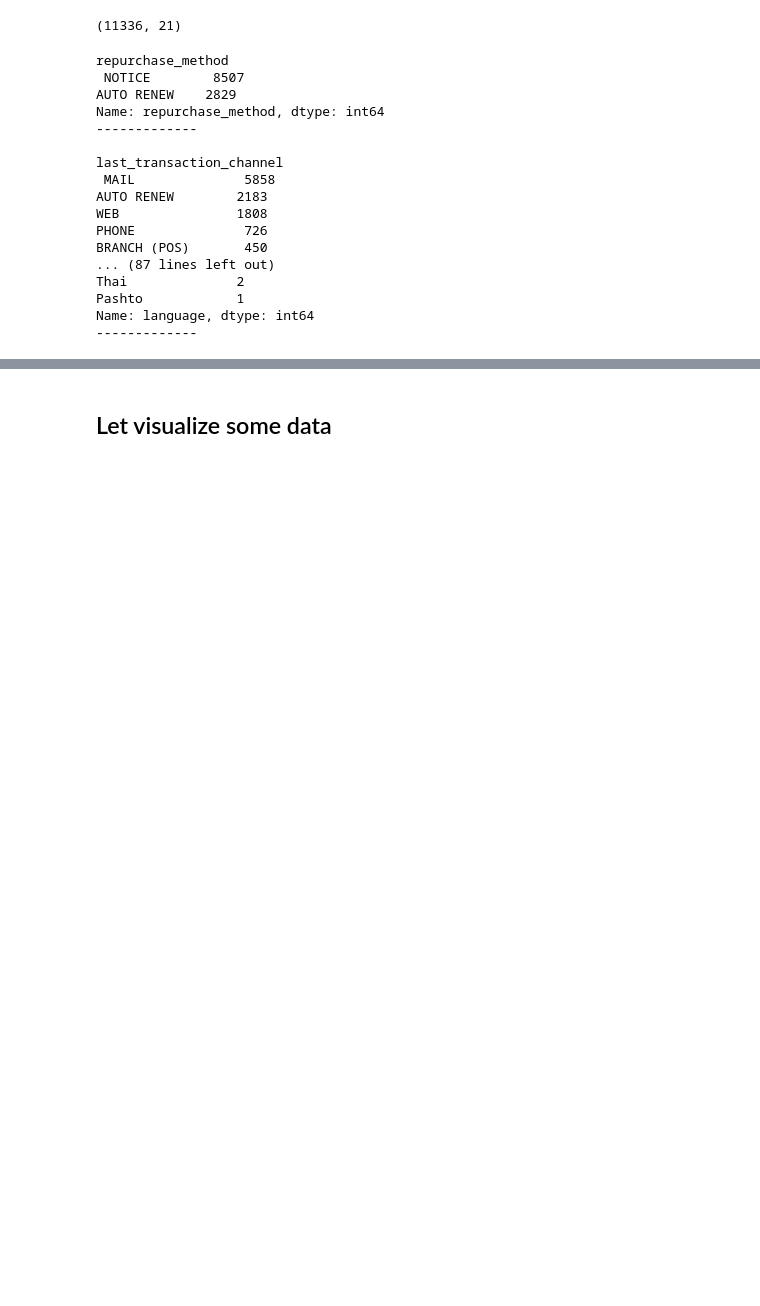
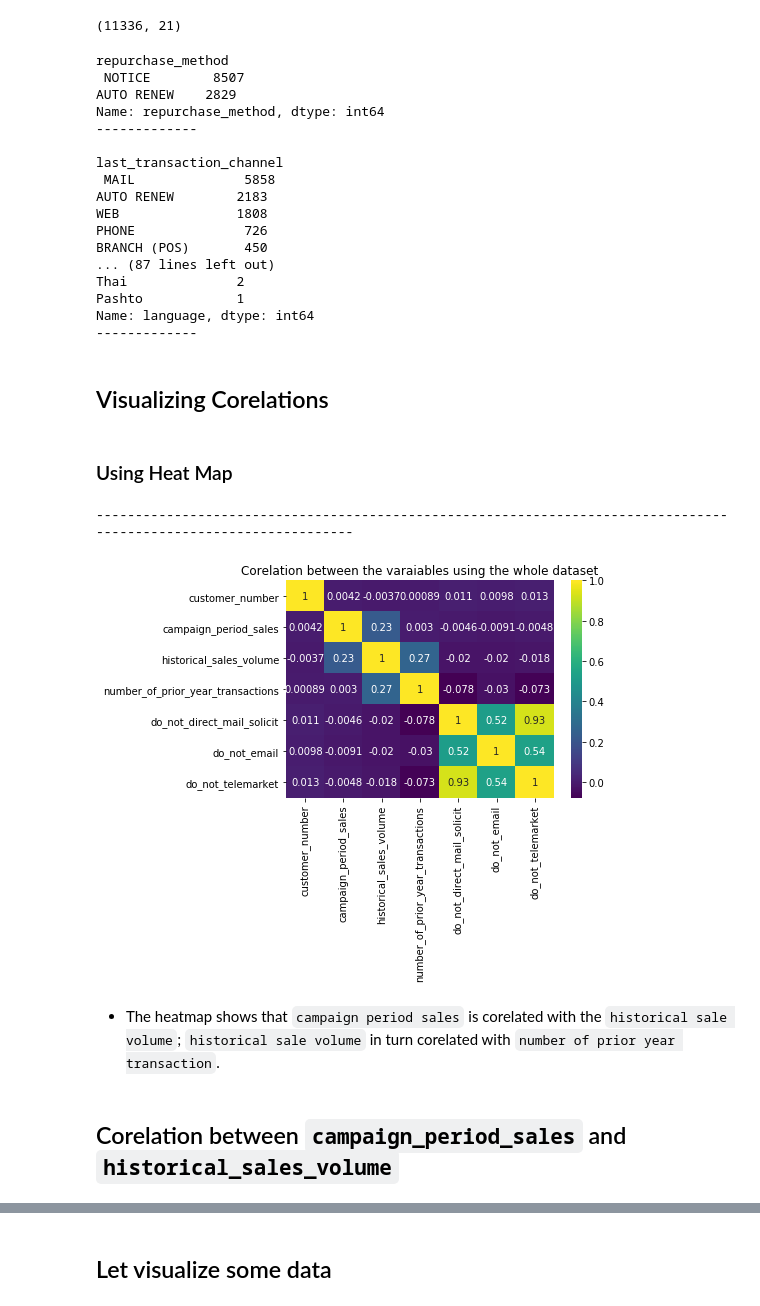
Before and after one commit to kogilo/tele_marketing_campaign_analysis, a Jupyter notebook: tele_marketing_campaign.ipynb, the cells around one changed output, grey strips where cells are left out. Cells and saved outputs as stored; diff of their text form; code cells hidden in the pictures; blank space fills up the shorter version.

```diff
--- a/tele_marketing_campaign.ipynb
+++ b/tele_marketing_campaign.ipynb
@@ -339,3 +353,21 @@ Thai              2
 Pashto            1
 Name: language, dtype: int64
 -------------
+# %% [markdown]
+## Visualizing Corelations
+# %% [markdown]
+### Using Heat Map
+# %%
+# Corelation between the varaiables using the whole dataset
+
+sns.heatmap(df.corr(), annot=True, cmap='viridis')
+plt.title("Corelation between the varaiables using the whole dataset")
+print("--"*len('Corelation between the varaiables using the whole dataset'))
+plt.show()
+# %% [output]
+------------------------------------------------------------------------------------------------------------------
+[figure, added]
+# %% [markdown]
+* The heatmap shows that `campaign period sales` is corelated with the `historical sale volume`; `historical sale volume` in turn corelated with `number of prior year transaction`.
+# %% [markdown]
+## Corelation between `campaign_period_sales` and `historical_sales_volume`
```
Also changed, not shown: parts of 93 cells of this notebook, 13 other files.
